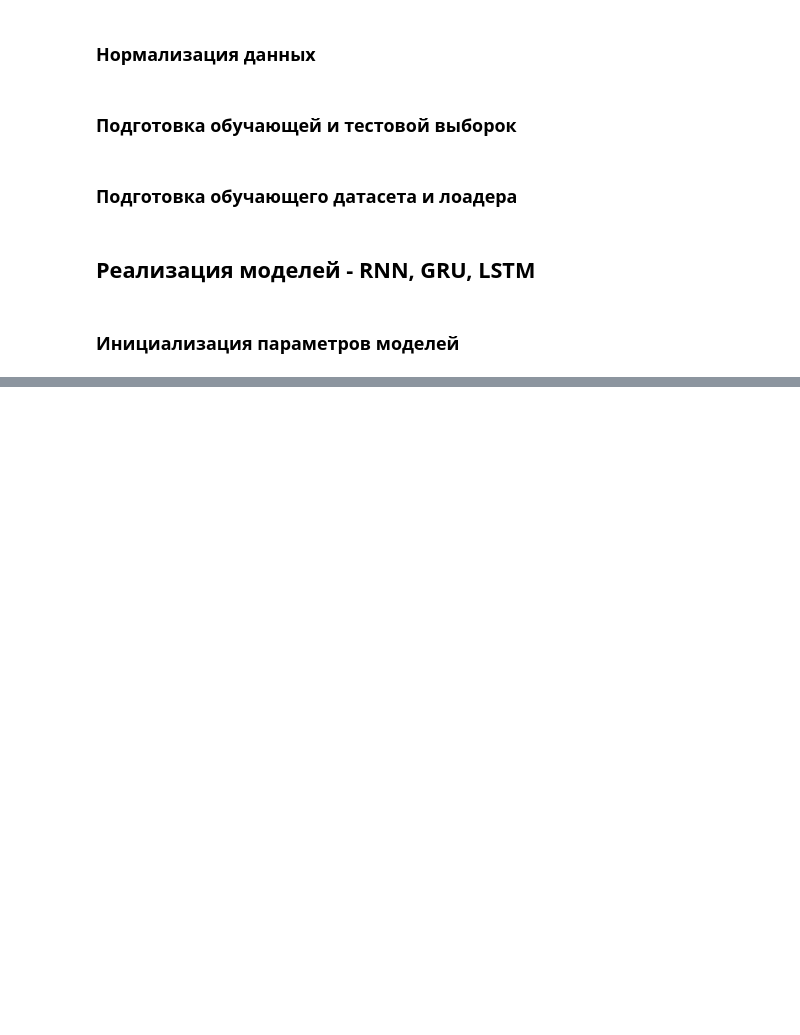
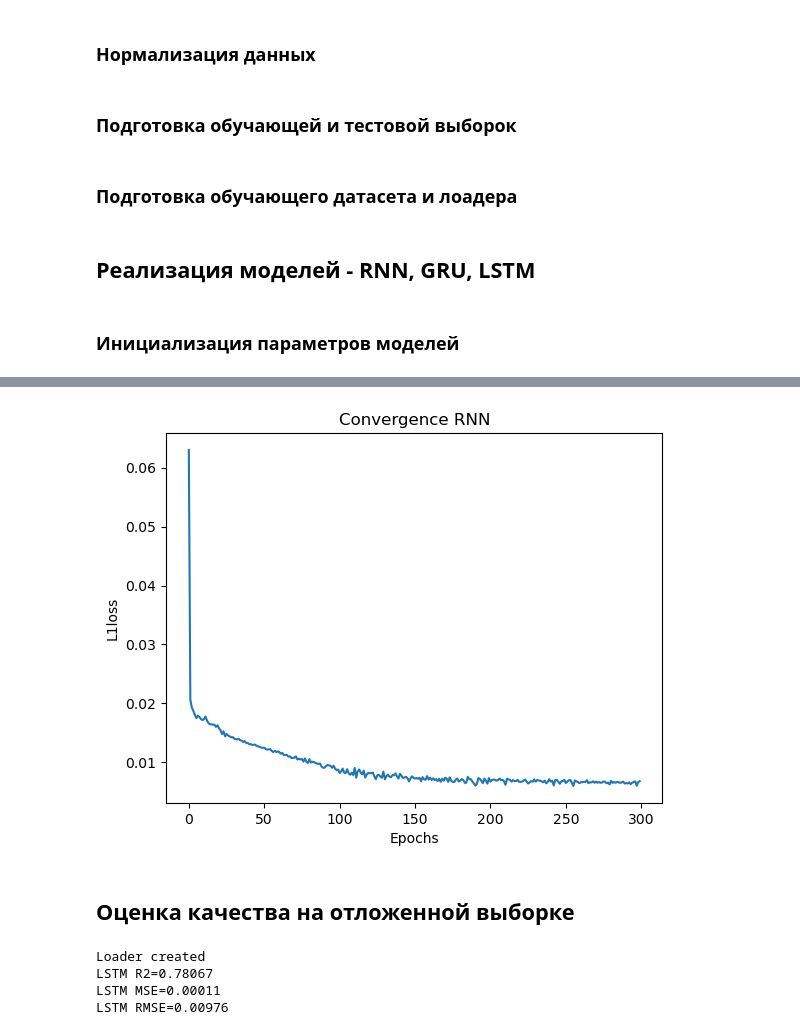
Before and after one commit to ChrisLisbon/nn_homework, a Jupyter notebook: Task2.ipynb, the cells around one changed output, grey strips where cells are left out. Cells and saved outputs as stored; diff of their text form; code cells hidden in the pictures; blank space fills up the shorter version.

```diff
--- a/Task2.ipynb
+++ b/Task2.ipynb
@@ -131,0 +210,74 @@ device = 'cuda'
+# %%
+rnn_model = RNN(input_dim, hidden_dim, layer_dim, output_dim).to(device)
+optimizer = optim.Adam(rnn_model.parameters(), lr=0.001)
+criterion = nn.L1Loss()
+
+progress_bar = tqdm(list(np.arange(epochs)), desc="Epoch", colour="white")
+info_bar = {"Loss": 0}
+
+losses = []
+for epoch in range(epochs):
+    loss = 0
+    for train_features, test_features in dataloader:
+        train_features = train_features.to(device)
+        test_features = test_features.to(device)
+        optimizer.zero_grad()
+        outputs = rnn_model(train_features)
+        train_loss = criterion(outputs, test_features)
+        train_loss.backward()
+        optimizer.step()
+        loss += train_loss.item()
+    loss = loss / len(dataloader)
+    losses.append(loss)
+    info_bar['Loss'] = np.round(loss, 5)
+    progress_bar.update()
+    progress_bar.set_postfix_str(info_bar)
+    #print("epoch : {}/{}, recon loss = {:.8f}".format(epoch + 1, epochs, loss))
+torch.save(rnn_model.state_dict(), '__rnn_300_norm.pt')
+# %%
+plt.plot(np.arange(epochs), losses)
+plt.title('Convergence RNN')
+plt.ylabel('L1loss')
+plt.xlabel('Epochs')
+plt.show()
+# %% [output]
+[figure, added]
+# %% [markdown]
+## Оценка качества на отложенной выборке
+# %%
+model = LSTM(input_dim, hidden_dim, layer_dim, output_dim).to(device)
+model.load_state_dict(torch.load('__lstm_300_norm.pt'))
+model.eval()
+
+test_dataset = TensorDataset(torch.Tensor(X_test), torch.Tensor(y_test))
+test_set_loader = DataLoader(test_dataset, batch_size=100, shuffle=False)
+print('Loader created')
+
+r2_losses = []
+mse_losses = []
+rmse_losses = []
+for x, y in test_set_loader:
+    x = x.to(device)
+    x_hat = model(x)
+    output = x_hat.detach().cpu().numpy()
+    target = y.detach().cpu().numpy()
+    r2_test = r2_score(target, output)
+    mse_test = mean_squared_error(target, output)
+    rmse_test = root_mean_squared_error(target, output)
+
+    r2_losses.append(r2_test)
+    mse_losses.append(mse_test)
+    rmse_losses.append(rmse_test)
+
+lstm_r2 = round(np.nanmean(r2_losses), 5)
+lstm_mse = round(float(np.nanmean(mse_losses)), 5)
+lstm_rmse = round(float(np.nanmean(rmse_losses)), 5)
+
+print(f'LSTM R2={lstm_r2}')
+print(f'LSTM MSE={lstm_mse}')
+print(f'LSTM RMSE={lstm_rmse}')
+# %% [output]
+Loader created
+LSTM R2=0.78067
+LSTM MSE=0.00011
+LSTM RMSE=0.00976
```
Also changed, not shown: parts of 13 cells of this notebook, 13 other files.
